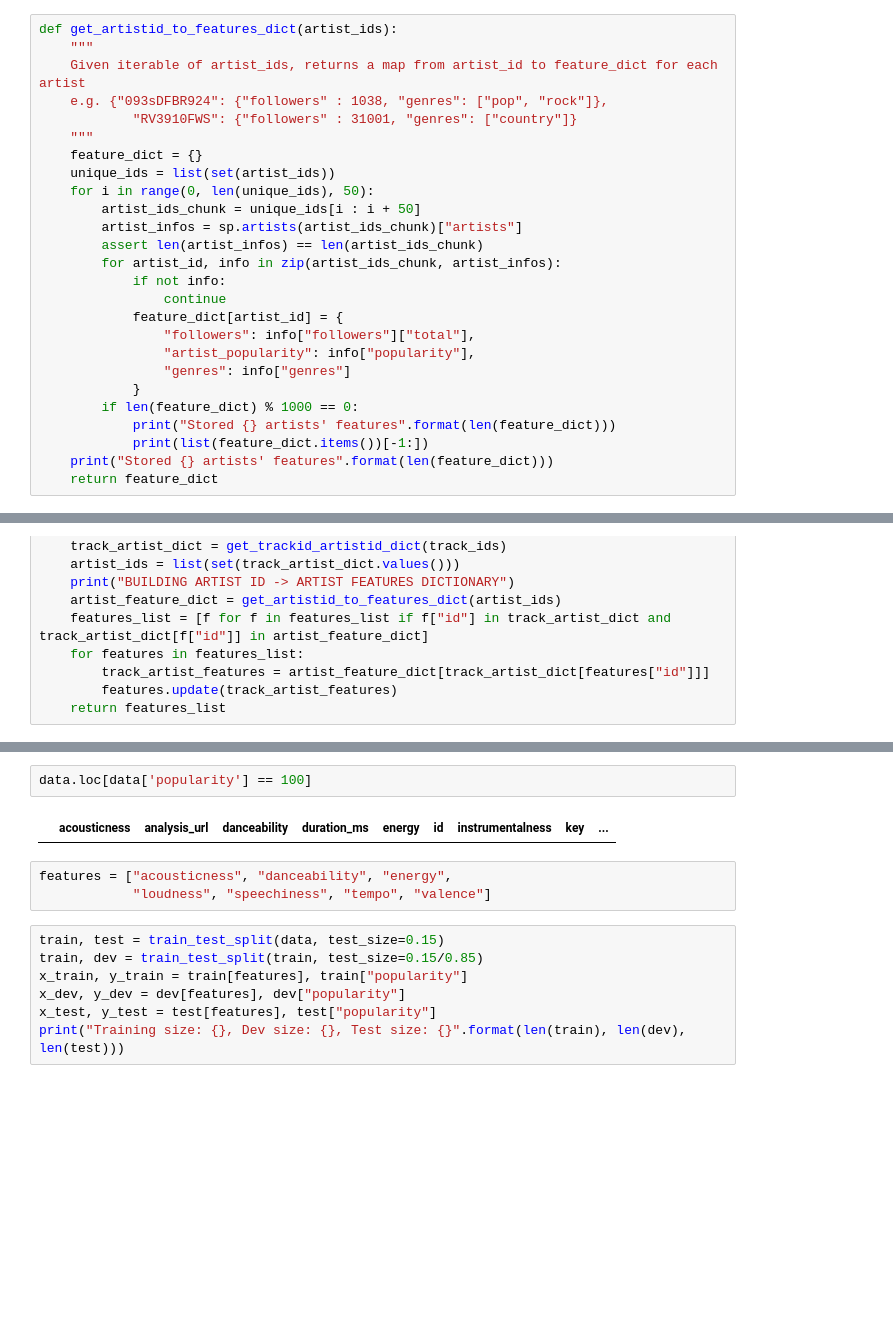
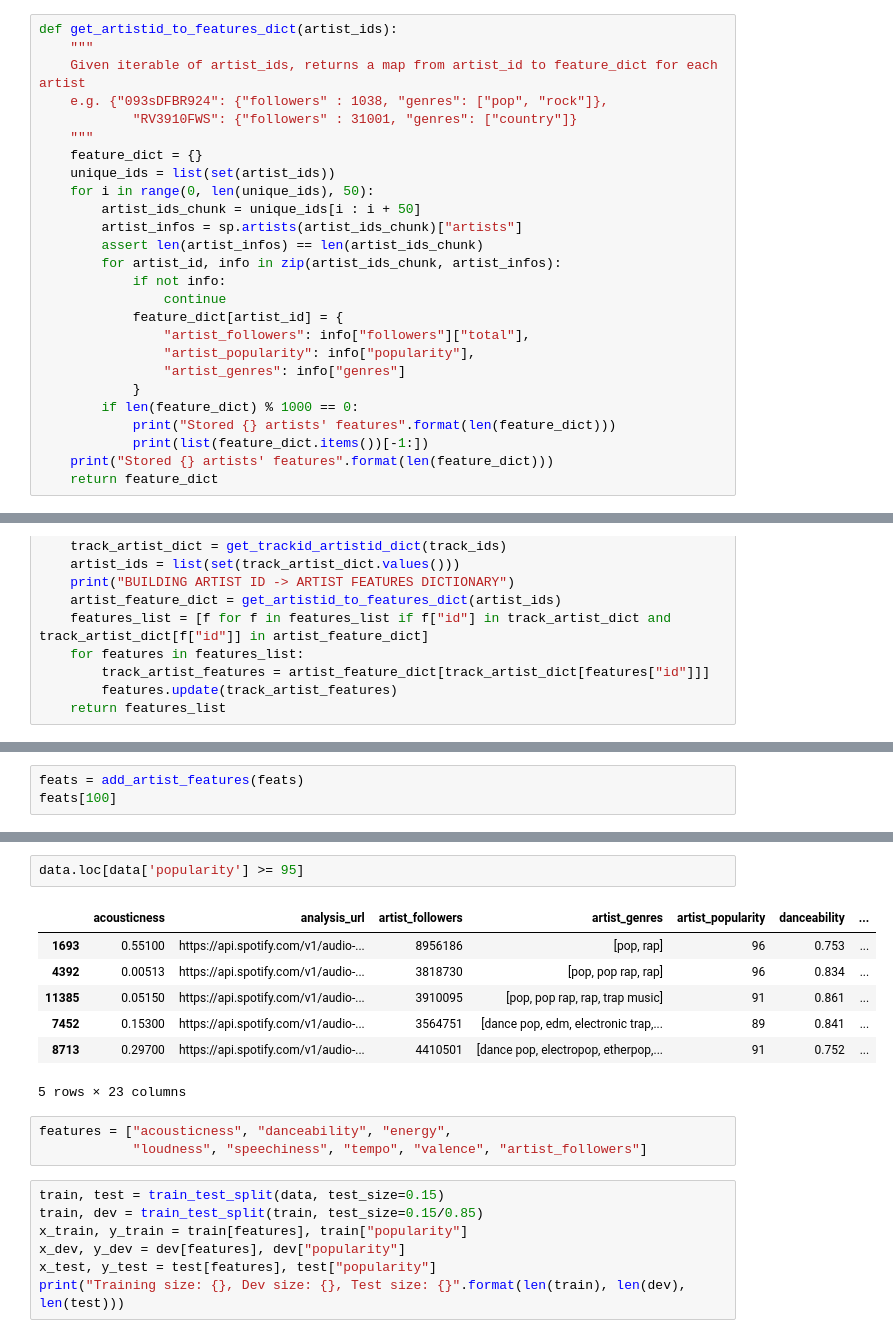
Before and after one commit to inSam/SoundScorer221, a Jupyter notebook: baseline.ipynb, the cells around one changed output, grey strips where cells are left out. Cells and saved outputs as stored; diff of their text form; blank space fills up the shorter version.

Commit message:
Add artist_followers as a feature, random forest MSE to 185

```diff
--- a/baseline.ipynb
+++ b/baseline.ipynb
@@ -156,9 +175,9 @@ def get_artistid_to_features_dict(artist_ids):
             if not info:
                 continue
             feature_dict[artist_id] = {
-                "followers": info["followers"]["total"],
+                "artist_followers": info["followers"]["total"],
                 "artist_popularity": info["popularity"],
-                "genres": info["genres"]
+                "artist_genres": info["genres"]
             }
         if len(feature_dict) % 1000 == 0:
             print("Stored {} artists' features".format(len(feature_dict)))
@@ -206,0 +206,3 @@ add_artist_features(feats)
+# %%
+feats = add_artist_features(feats)
+feats[100]
@@ -218,10 +256,16 @@ data.head()
 # %%
-data.loc[data['popularity'] == 100]
+data.loc[data['popularity'] >= 95]
 # %% [output]
-|  | acousticness | analysis_url | danceability | duration_ms | energy | id | instrumentalness | key | ... |
+|  | acousticness | analysis_url | artist_followers | artist_genres | artist_popularity | danceability | ... |
+| 1693 | 0.55100 | https://api.spotify.com/v1/audio-... | 8956186 | [pop, rap] | 96 | 0.753 | ... |
+| 4392 | 0.00513 | https://api.spotify.com/v1/audio-... | 3818730 | [pop, pop rap, rap] | 96 | 0.834 | ... |
+| 11385 | 0.05150 | https://api.spotify.com/v1/audio-... | 3910095 | [pop, pop rap, rap, trap music] | 91 | 0.861 | ... |
+| 7452 | 0.15300 | https://api.spotify.com/v1/audio-... | 3564751 | [dance pop, edm, electronic trap,... | 89 | 0.841 | ... |
+| 8713 | 0.29700 | https://api.spotify.com/v1/audio-... | 4410501 | [dance pop, electropop, etherpop,... | 91 | 0.752 | ... |
+5 rows × 23 columns
 # %%
 features = ["acousticness", "danceability", "energy",
-            "loudness", "speechiness", "tempo", "valence"]
+            "loudness", "speechiness", "tempo", "valence", "artist_followers"]
 # %%
 train, test = train_test_split(data, test_size=0.15)
 train, dev = train_test_split(train, test_size=0.15/0.85)
```
Also changed, not shown: parts of 12 cells of this notebook.
